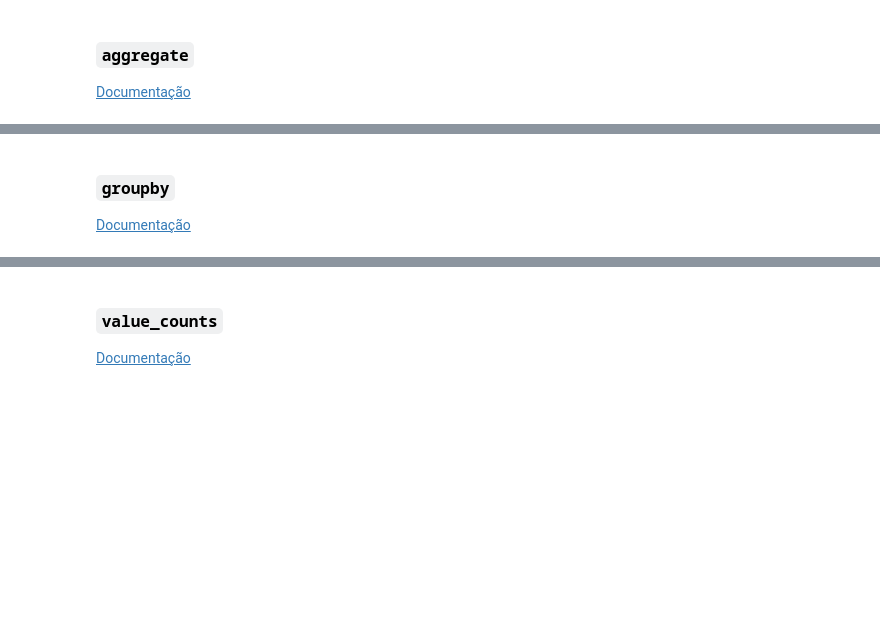
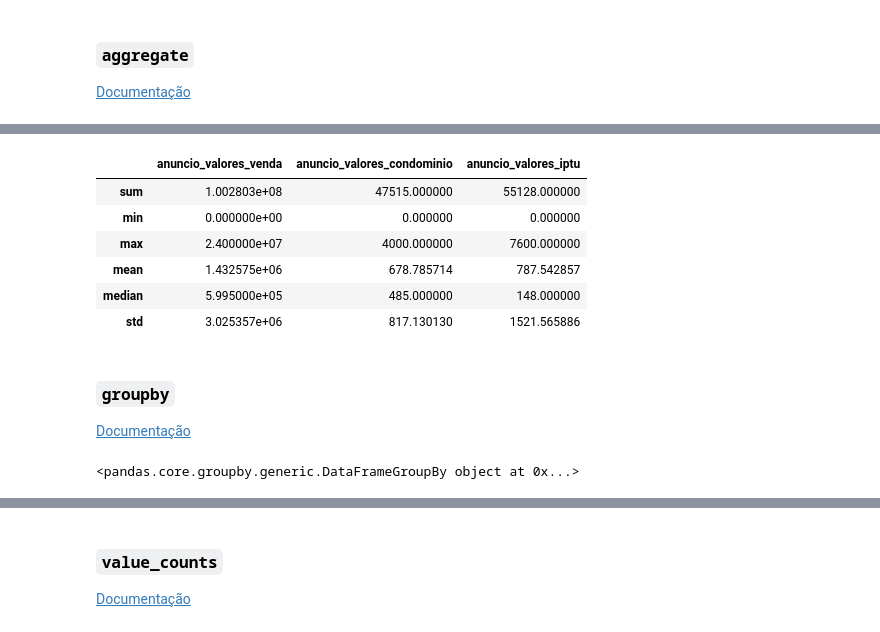
Before and after one commit to josenaldo/alura-cds-python-pandas-tecnicas-avancadas, a Jupyter notebook: notebook/Projeto.ipynb, the cells around one changed output, grey strips where cells are left out. Saved outputs shown, nothing was run; the diff lists cells and outputs as text; code cells hidden in the pictures; blank space fills up the shorter version.

```diff
--- a/notebook/Projeto.ipynb
+++ b/notebook/Projeto.ipynb
@@ -1645,4 +1659,26 @@ dados_listings[['imovel_caracteristicas_condominio', 'Piscina']].head()
+# %%
+dados_listings[[
+    'anuncio_valores_venda',
+    'anuncio_valores_condominio',
+    'anuncio_valores_iptu',
+]].agg(['sum', 'min', 'max', 'mean', 'median', 'std'])
+# %% [output]
+|  | anuncio_valores_venda | anuncio_valores_condominio | anuncio_valores_iptu |
+| sum | 1.002803e+08 | 47515.000000 | 55128.000000 |
+| min | 0.000000e+00 | 0.000000 | 0.000000 |
+| max | 2.400000e+07 | 4000.000000 | 7600.000000 |
+| mean | 1.432575e+06 | 678.785714 | 787.542857 |
+| median | 5.995000e+05 | 485.000000 | 148.000000 |
+| std | 3.025357e+06 | 817.130130 | 1521.565886 |
 # %% [markdown]
 ### `groupby`
 
 [Documentação](https://pandas.pydata.org/pandas-docs/stable/reference/api/pandas.DataFrame.groupby.html)
+# %%
+grupamento = dados_listings[[
+    'imovel_tipos_propriedade',
+    'valor_m2'
+]].groupby(by='imovel_tipos_propriedade')
+grupamento
+# %% [output]
+<pandas.core.groupby.generic.DataFrameGroupBy object at 0x...>
```
Also changed, not shown: parts of 8 cells of this notebook.
